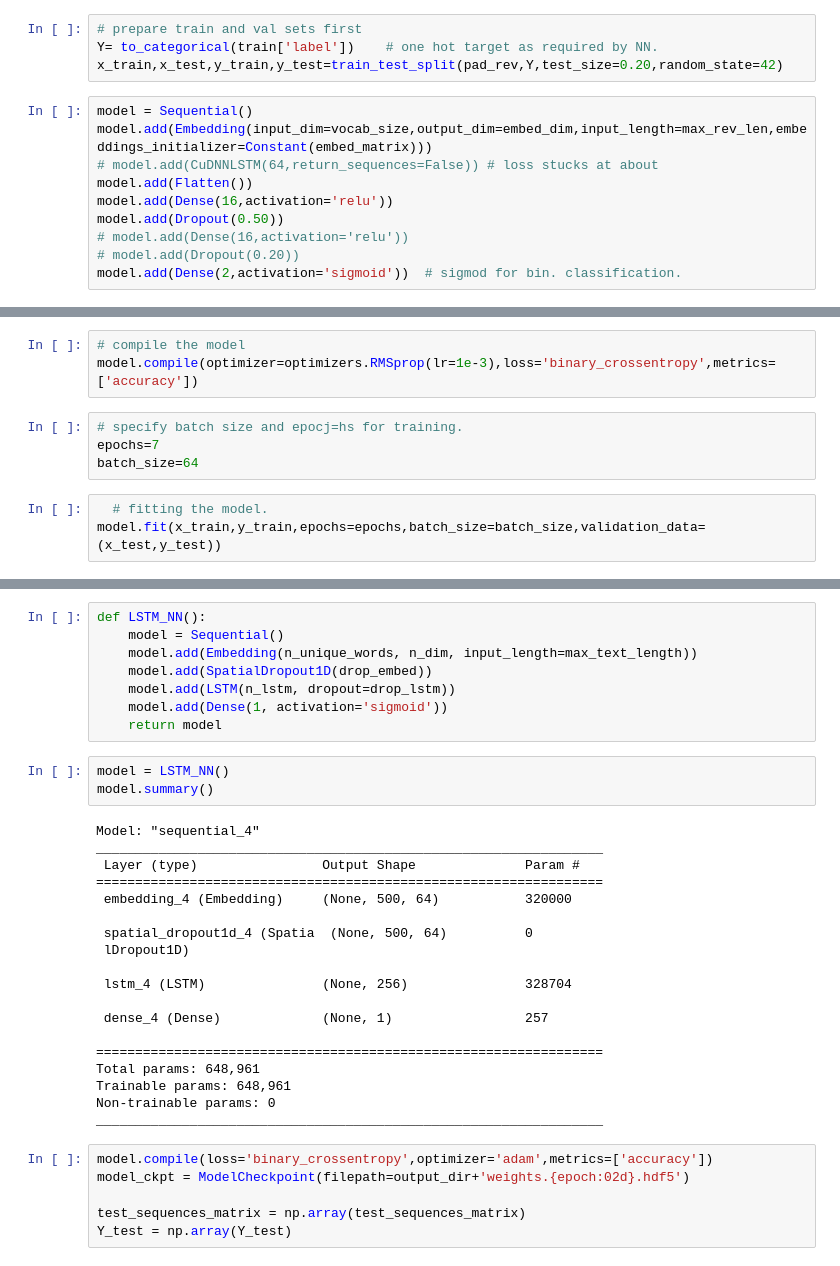
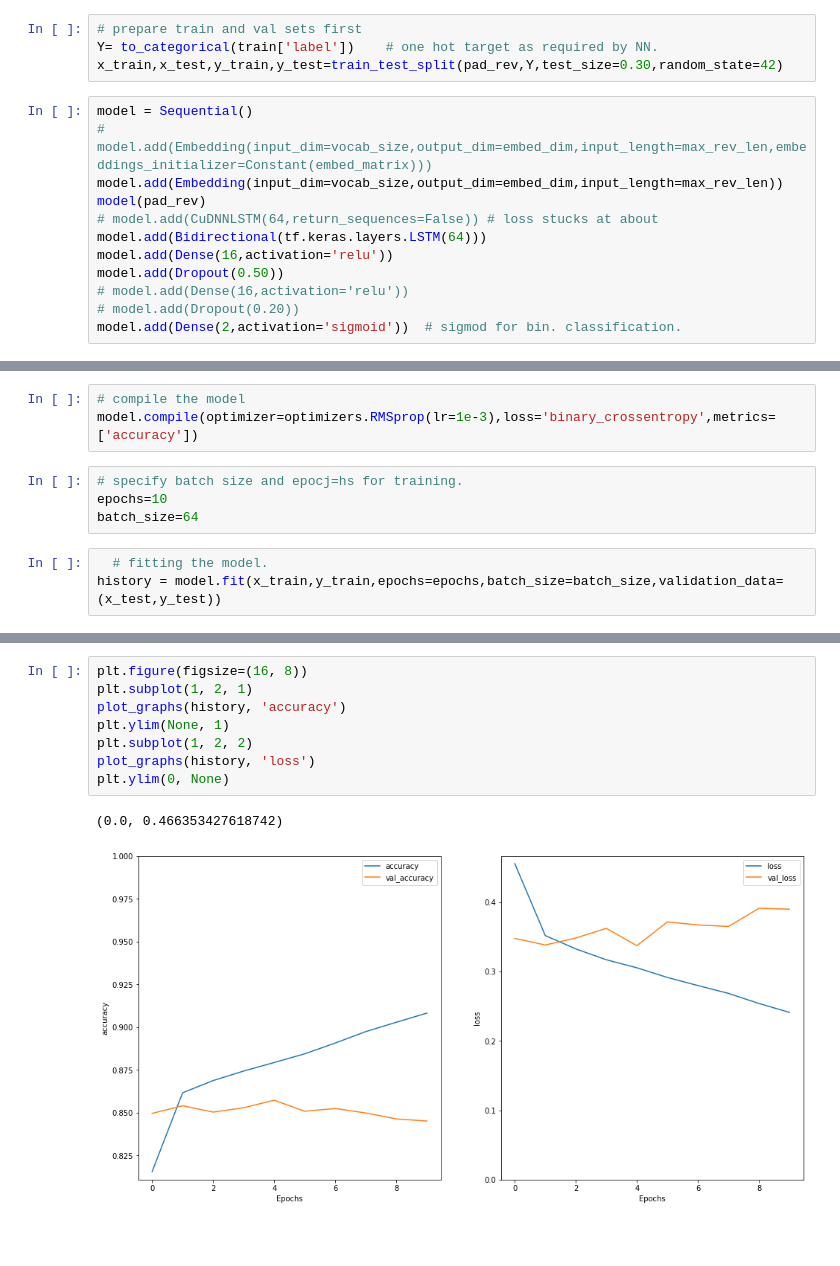
Before and after one commit to nima-abdpoor/snapfood_satisfaction, a Jupyter notebook: SnapFood_Satisfaction_prediction.ipynb, the cells around one changed output, grey strips where cells are left out. Cells and saved outputs as stored; diff of their text form; blank space fills up the shorter version.

```diff
--- a/SnapFood_Satisfaction_prediction.ipynb
+++ b/SnapFood_Satisfaction_prediction.ipynb
@@ -291,12 +283,14 @@ Y_test = [label for label in Y_test.label]
 # %%
 # prepare train and val sets first
 Y= to_categorical(train['label'])    # one hot target as required by NN.
-x_train,x_test,y_train,y_test=train_test_split(pad_rev,Y,test_size=0.20,random_state=42)
+x_train,x_test,y_train,y_test=train_test_split(pad_rev,Y,test_size=0.30,random_state=42)
 # %%
 model = Sequential()
-model.add(Embedding(input_dim=vocab_size,output_dim=embed_dim,input_length=max_rev_len,embeddings_initializer=Constant(embed_matrix)))
+# model.add(Embedding(input_dim=vocab_size,output_dim=embed_dim,input_length=max_rev_len,embeddings_initializer=Constant(embed_matrix)))
+model.add(Embedding(input_dim=vocab_size,output_dim=embed_dim,input_length=max_rev_len))
+model(pad_rev)
 # model.add(CuDNNLSTM(64,return_sequences=False)) # loss stucks at about
-model.add(Flatten())
+model.add(Bidirectional(tf.keras.layers.LSTM(64)))
 model.add(Dense(16,activation='relu'))
 model.add(Dropout(0.50))
 # model.add(Dense(16,activation='relu'))
@@ -329,9 +324,9 @@ _________________________________________________________________
 model.compile(optimizer=optimizers.RMSprop(lr=1e-3),loss='binary_crossentropy',metrics=['accuracy'])
 # %%
 # specify batch size and epocj=hs for training.
-epochs=7
+epochs=10
 batch_size=64
 # %%
   # fitting the model.
-model.fit(x_train,y_train,epochs=epochs,batch_size=batch_size,validation_data=(x_test,y_test))
+history = model.fit(x_train,y_train,epochs=epochs,batch_size=batch_size,validation_data=(x_test,y_test))
 # %% [output]
@@ -380,37 +353,12 @@ train_sequences_matrix.shape
-# %%
-def LSTM_NN():
-    model = Sequential()
-    model.add(Embedding(n_unique_words, n_dim, input_length=max_text_length))
-    model.add(SpatialDropout1D(drop_embed))
-    model.add(LSTM(n_lstm, dropout=drop_lstm))
-    model.add(Dense(1, activation='sigmoid'))
-    return model
-# %%
-model = LSTM_NN()
-model.summary()
-# %% [output]
-Model: "sequential_4"
-_________________________________________________________________
- Layer (type)                Output Shape              Param #
-=================================================================
- embedding_4 (Embedding)     (None, 500, 64)           320000
-
- spatial_dropout1d_4 (Spatia  (None, 500, 64)          0
- lDropout1D)
-
- lstm_4 (LSTM)               (None, 256)               328704
-
- dense_4 (Dense)             (None, 1)                 257
-
-=================================================================
-Total params: 648,961
-Trainable params: 648,961
-Non-trainable params: 0
-_________________________________________________________________
-# %%
-model.compile(loss='binary_crossentropy',optimizer='adam',metrics=['accuracy'])
-model_ckpt = ModelCheckpoint(filepath=output_dir+'weights.{epoch:02d}.hdf5')
-
-test_sequences_matrix = np.array(test_sequences_matrix)
-Y_test = np.array(Y_test)
+# %%
+plt.figure(figsize=(16, 8))
+plt.subplot(1, 2, 1)
+plot_graphs(history, 'accuracy')
+plt.ylim(None, 1)
+plt.subplot(1, 2, 2)
+plot_graphs(history, 'loss')
+plt.ylim(0, None)
+# %% [output]
+(0.0, 0.466353427618742)
+[figure, added]
 # %%
```
Also changed, not shown: parts of 44 cells of this notebook.
